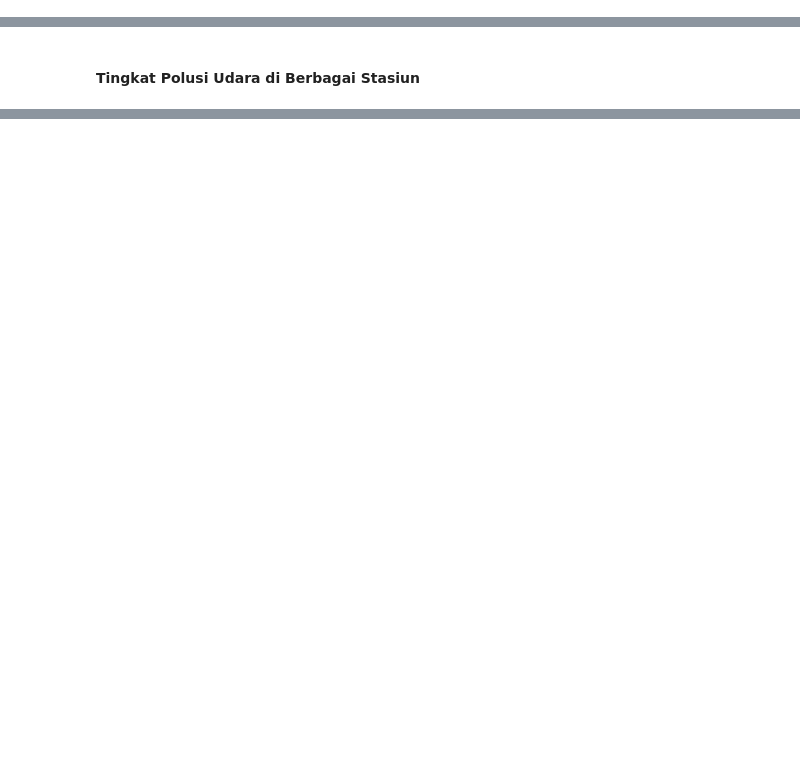
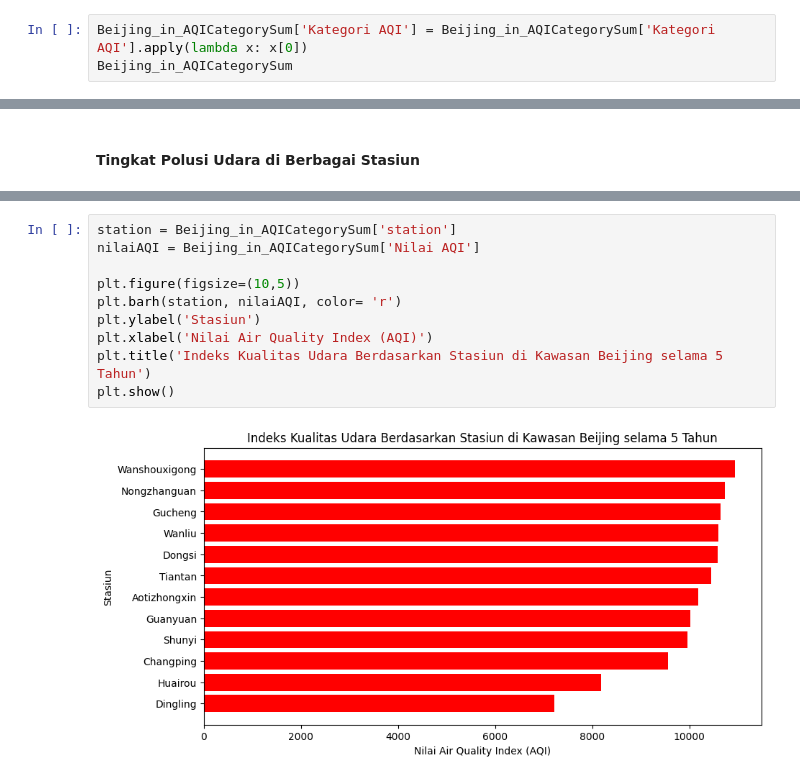
Before and after one commit to QaruzDin/Air-quality-dataset, a Jupyter notebook: Submission/notebook.ipynb, the cells around one changed output, grey strips where cells are left out. Drawn from its saved outputs; the diff is of its cells as text; blank space fills up the shorter version.

```diff
--- a/Submission/notebook.ipynb
+++ b/Submission/notebook.ipynb
@@ -1063,0 +1104,3 @@ Beijing_in_AQICategorySum['Kategori AQI'].apply(lambda x: x.)
+# %%
+Beijing_in_AQICategorySum['Kategori AQI'] = Beijing_in_AQICategorySum['Kategori AQI'].apply(lambda x: x[0])
+Beijing_in_AQICategorySum
@@ -1163,0 +1236,12 @@ plt.show()
+# %%
+station = Beijing_in_AQICategorySum['station']
+nilaiAQI = Beijing_in_AQICategorySum['Nilai AQI']
+
+plt.figure(figsize=(10,5))
+plt.barh(station, nilaiAQI, color= 'r')
+plt.ylabel('Stasiun')
+plt.xlabel('Nilai Air Quality Index (AQI)')
+plt.title('Indeks Kualitas Udara Berdasarkan Stasiun di Kawasan Beijing selama 5 Tahun')
+plt.show()
+# %% [output]
+[figure, added]
```
Also changed, not shown: parts of 16 cells of this notebook.
